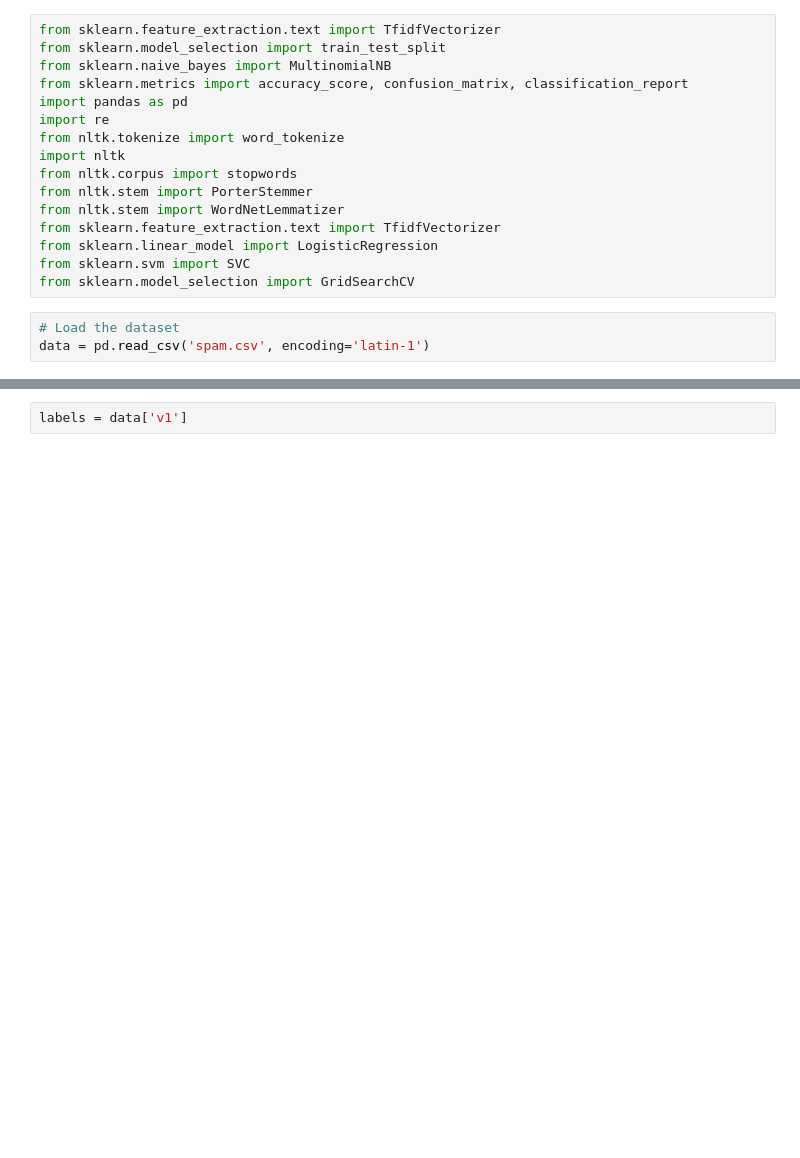
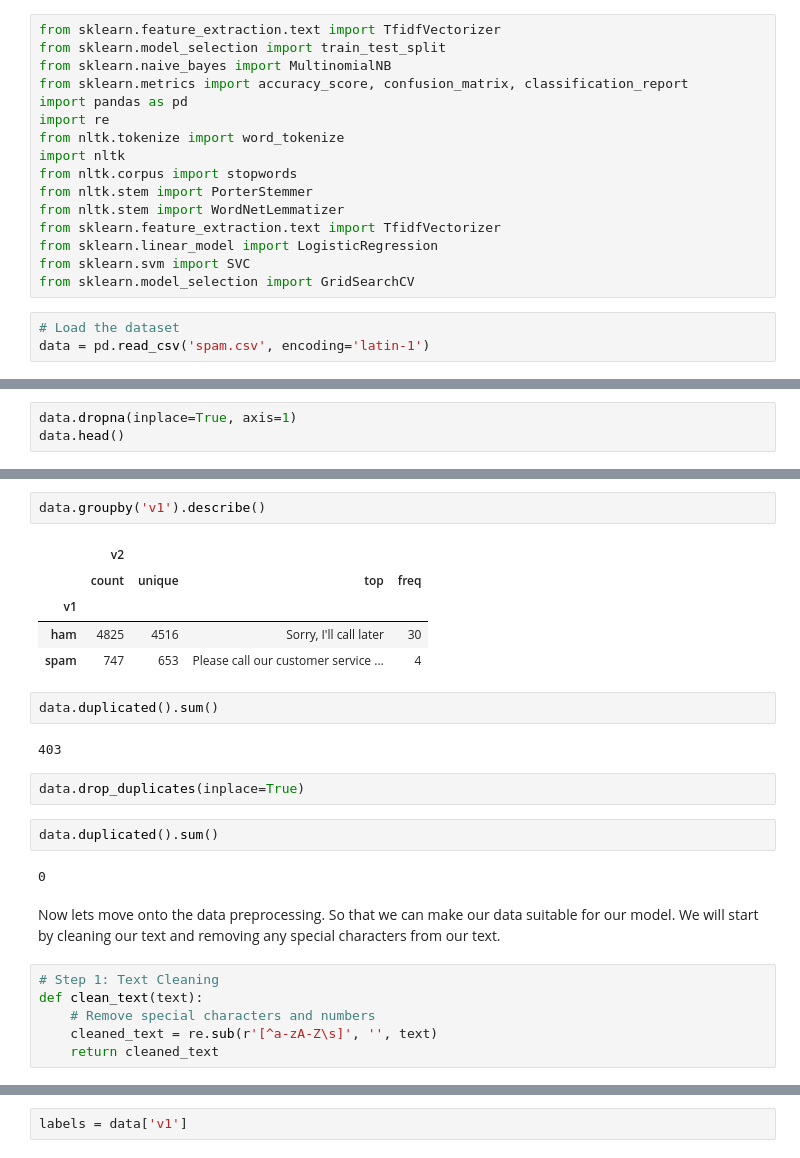
Before and after one commit to Azlaan20/CODSOFT, a Jupyter notebook: SMS Spam Detection.ipynb, the cells around one changed output, grey strips where cells are left out. Cells and saved outputs as stored; diff of their text form; blank space fills up the shorter version.

```diff
--- a/SMS Spam Detection.ipynb
+++ b/SMS Spam Detection.ipynb
@@ -19,0 +35,3 @@ data = pd.read_csv('spam.csv', encoding='latin-1')
+# %%
+data.dropna(inplace=True, axis=1)
+data.head()
@@ -19,0 +65,26 @@ data = pd.read_csv('spam.csv', encoding='latin-1')
+# %%
+data.groupby('v1').describe()
+# %% [output]
+|  | v2 |  |  |  |
+|  | count | unique | top | freq |
+| v1 |  |  |  |  |
+| ham | 4825 | 4516 | Sorry, I'll call later | 30 |
+| spam | 747 | 653 | Please call our customer service ... | 4 |
+# %%
+data.duplicated().sum()
+# %% [output]
+403
+# %%
+data.drop_duplicates(inplace=True)
+# %%
+data.duplicated().sum()
+# %% [output]
+0
+# %% [markdown]
+Now lets move onto the data preprocessing. So that we can make our data suitable for our model. We will start by cleaning our text and removing any special characters from our text.
+# %%
+# Step 1: Text Cleaning
+def clean_text(text):
+    # Remove special characters and numbers
+    cleaned_text = re.sub(r'[^a-zA-Z\s]', '', text)
+    return cleaned_text
```
Also changed, not shown: parts of 62 cells of this notebook.
